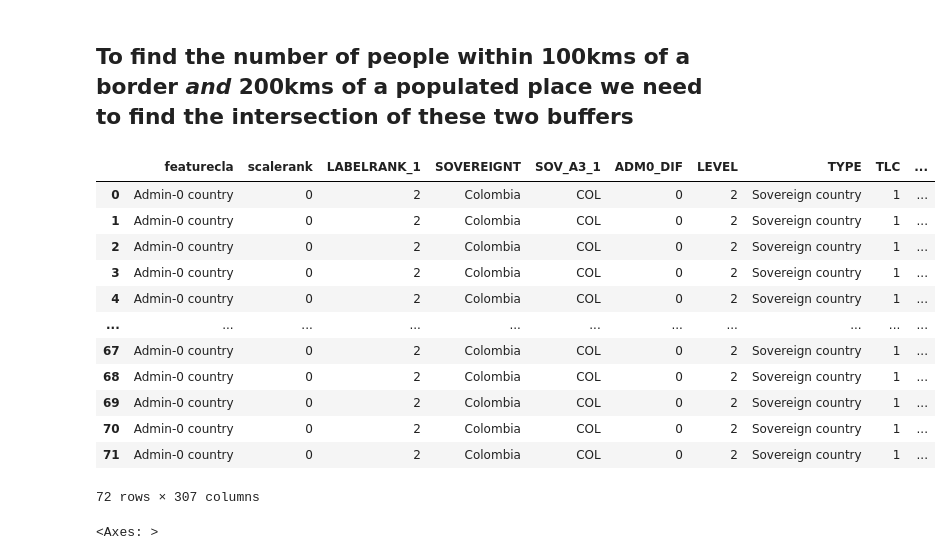
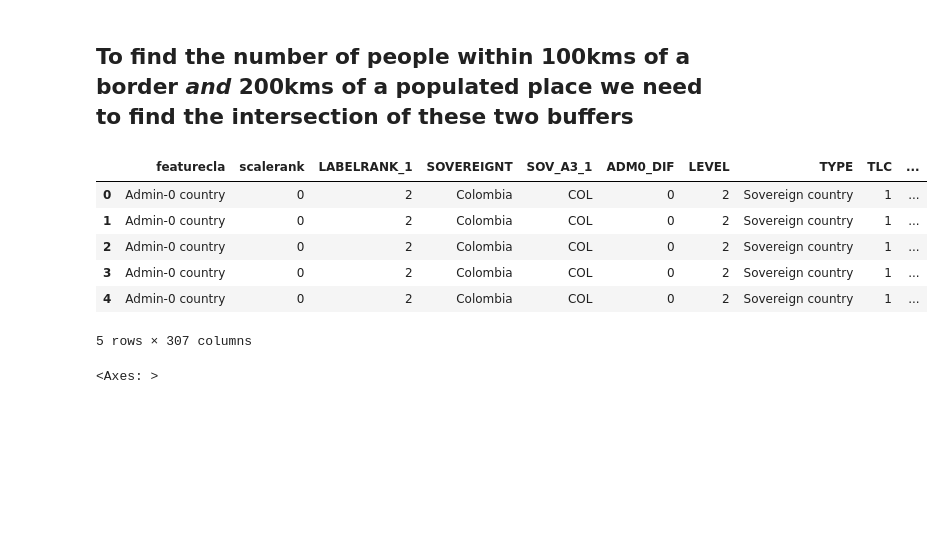
Before and after one commit to SMU-Econ-Growth/EconGrowthUG-Notebooks, a Jupyter notebook: GIS-with-Python.ipynb, the cells around one changed output. Cells and saved outputs as stored; diff of their text form; code cells hidden in the pictures; blank space fills up the shorter version.

```diff
--- a/GIS-with-Python.ipynb
+++ b/GIS-with-Python.ipynb
@@ -1147,21 +1147,15 @@ col_places_buffer.plot()
 ## To find the number of people within 100kms of a border *and* 200kms of a populated place we need to find the intersection of these two buffers
 # %%
 col_join = col_buffer.overlay(col_places_buffer)
-col_join
+col_join.head()
 # %% [output]
 |  | featurecla | scalerank | LABELRANK_1 | SOVEREIGNT | SOV_A3_1 | ADM0_DIF | LEVEL | TYPE | TLC | ... |
 | 0 | Admin-0 country | 0 | 2 | Colombia | COL | 0 | 2 | Sovereign country | 1 | ... |
 | 1 | Admin-0 country | 0 | 2 | Colombia | COL | 0 | 2 | Sovereign country | 1 | ... |
 | 2 | Admin-0 country | 0 | 2 | Colombia | COL | 0 | 2 | Sovereign country | 1 | ... |
 | 3 | Admin-0 country | 0 | 2 | Colombia | COL | 0 | 2 | Sovereign country | 1 | ... |
 | 4 | Admin-0 country | 0 | 2 | Colombia | COL | 0 | 2 | Sovereign country | 1 | ... |
-| ... | ... | ... | ... | ... | ... | ... | ... | ... | ... | ... |
-| 67 | Admin-0 country | 0 | 2 | Colombia | COL | 0 | 2 | Sovereign country | 1 | ... |
-| 68 | Admin-0 country | 0 | 2 | Colombia | COL | 0 | 2 | Sovereign country | 1 | ... |
-| 69 | Admin-0 country | 0 | 2 | Colombia | COL | 0 | 2 | Sovereign country | 1 | ... |
-| 70 | Admin-0 country | 0 | 2 | Colombia | COL | 0 | 2 | Sovereign country | 1 | ... |
-| 71 | Admin-0 country | 0 | 2 | Colombia | COL | 0 | 2 | Sovereign country | 1 | ... |
-72 rows × 307 columns
+5 rows × 307 columns
 # %%
 col_join.plot()
 # %% [output]
```
